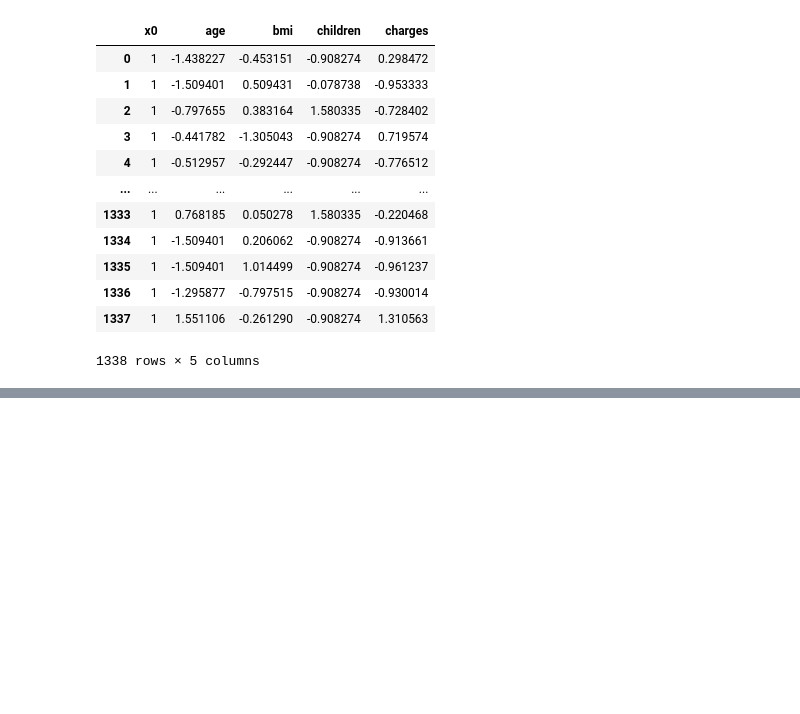
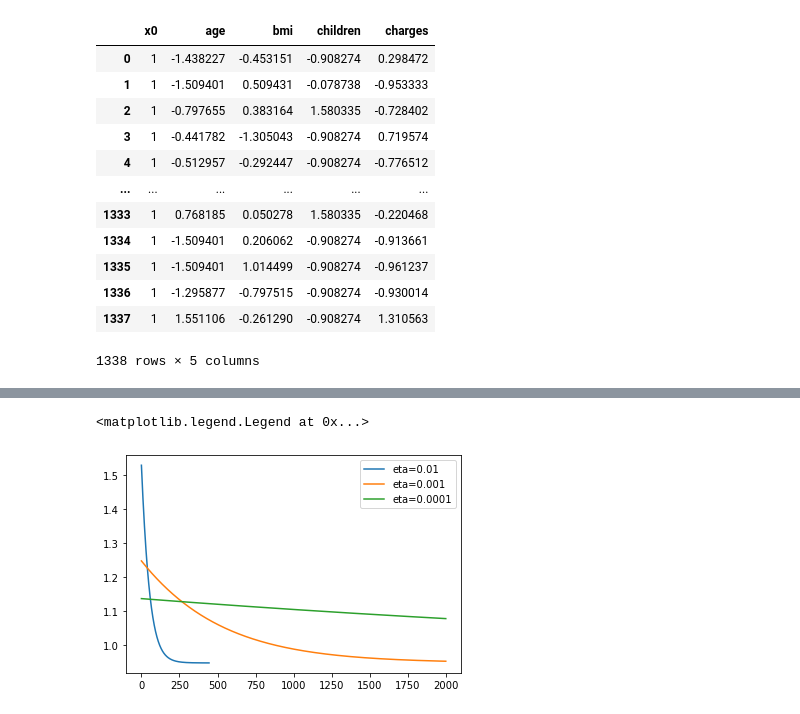
Before and after one commit to hasnainzeenwala/fodsassn, a Jupyter notebook: A2Code.ipynb, the cells around one changed output, grey strips where cells are left out. Saved outputs shown, nothing was run; the diff lists cells and outputs as text; code cells hidden in the pictures; blank space fills up the shorter version.

```diff
--- a/A2Code.ipynb
+++ b/A2Code.ipynb
@@ -230,0 +225,25 @@ plt.plot(rmse_train_stoch_grad)
+# %%
+# STOCHASTIC GRADIENT DESCENT IMPLEMENTATION ON 20 MODELS
+past_rmse_train_sgd = [None]*20
+past_rmse_test_sgd = [None]*20
+past_costs_train_gd = [None]*20
+past_costs_test_gd = [None]*20
+precision = 0.000001
+eta = 0.01
+iterations = 2000
+for i in range(20):
+
+    X_train = training_data_list[i][indep_attrs].to_numpy()
+    Y_train = training_data_list[i][dep_attr].to_numpy()
+
+    X_test = testing_data_list[i][indep_attrs].to_numpy()
+    Y_test = testing_data_list[i][dep_attr].to_numpy()
+
+    final_theta, past_costs_train_gd[i], past_costs_test_gd[i], past_rmse_train_sgd[i], past_rmse_test_sgd[i] = gradient_descent(X_train, Y_train, iterations, eta, X_test, Y_test, precision)
+
+    #printing error values for learning rate=0.01 , 20 models.
+    print ("Error values (every 50th iteration) for model number",i+1,":-\n")
+    for x in range(len(past_rmse_train_sgd[i])):
+        if x%50==0:
+            print(past_rmse_train_sgd[i][x], sep = "\n")
+    print ("\n")
@@ -230,0 +268,23 @@ plt.plot(rmse_train_stoch_grad)
+# %%
+#Now using 20th model to compare effect of learning rate on SGD
+
+X_train = training_data_list[19][indep_attrs].to_numpy()
+Y_train = training_data_list[19][dep_attr].to_numpy()
+
+X_test = testing_data_list[19][indep_attrs].to_numpy()
+Y_test = testing_data_list[19][dep_attr].to_numpy()
+
+precision = 0.000001
+eta2=0.001
+eta3=0.0001
+
+final_theta2, past_costs_train2, past_costs_test2, past_rmse_train_sgd2, past_rmse_test_sgd3 = gradient_descent(X_train, Y_train, iterations, eta2, X_test, Y_test, precision)
+final_theta3, past_costs_train3, past_costs_test3, past_rmse_train_sgd3, past_rmse_test_sgd3 = gradient_descent(X_train, Y_train, iterations, eta3, X_test, Y_test, precision)
+
+plt.plot(past_rmse_train_sgd[19], label="eta=0.01")
+plt.plot(past_rmse_train_sgd2, label="eta=0.001")
+plt.plot(past_rmse_train_sgd3, label="eta=0.0001")
+plt.legend()
+# %% [output]
+<matplotlib.legend.Legend at 0x...>
+[figure, added]
```
Also changed, not shown: parts of 10 cells of this notebook.
